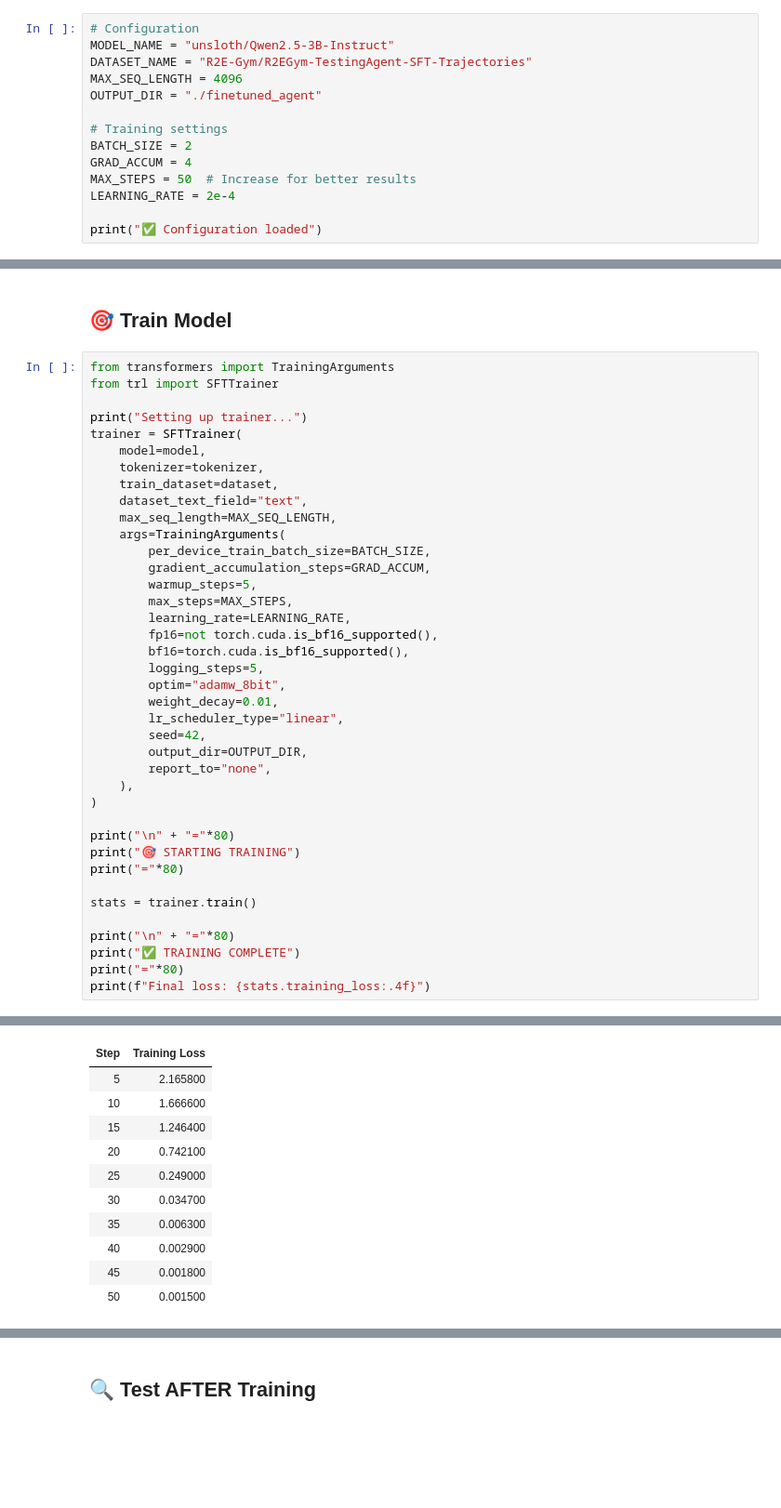
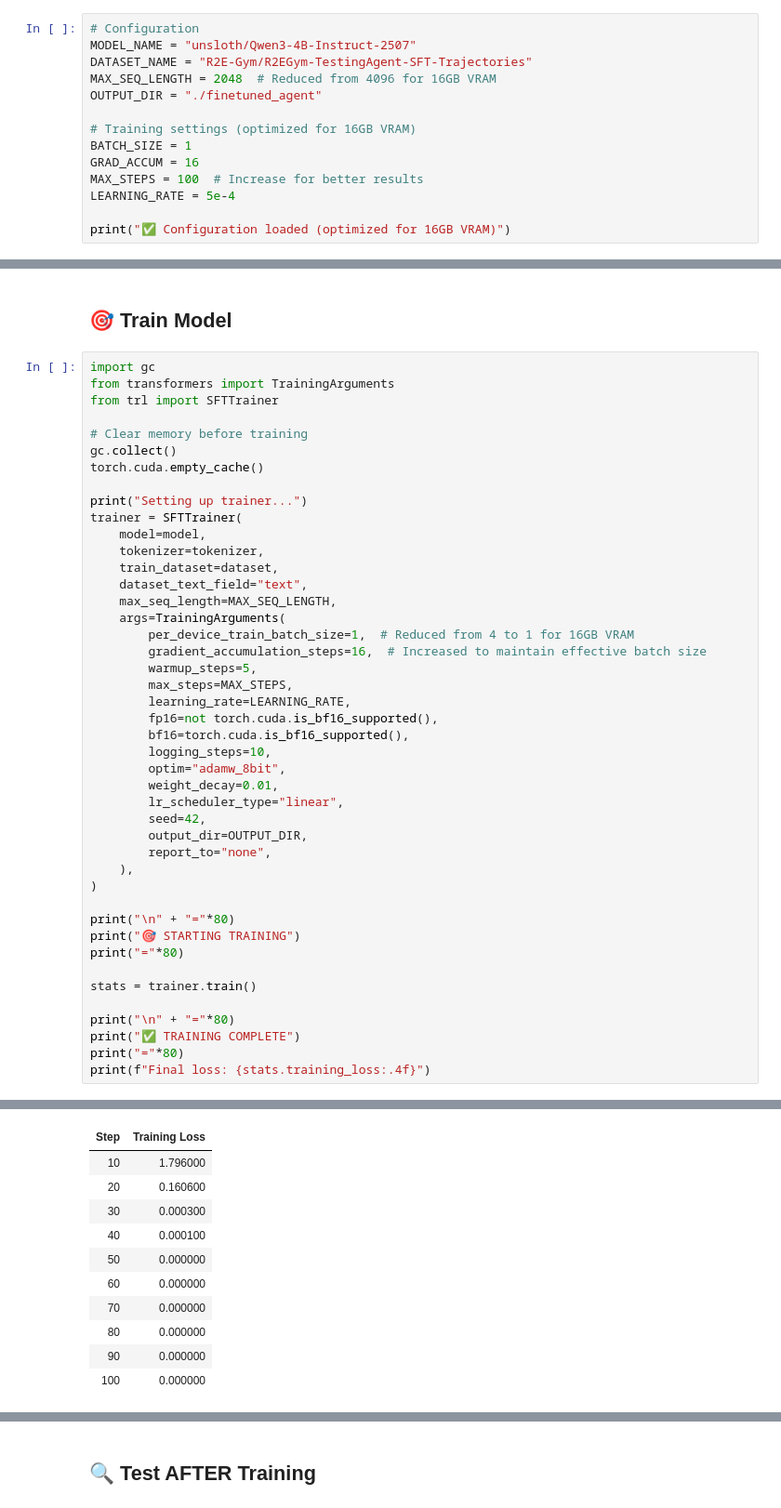
Before and after one commit to ShawneilRodrigues/AI-cookbook, a Jupyter notebook: finetune_notebook-swe.ipynb, the cells around one changed output, grey strips where cells are left out. Shown at 93% size. Cells and saved outputs as stored; diff of their text form; blank space fills up the shorter version.

```diff
--- a/finetune_notebook-swe.ipynb
+++ b/finetune_notebook-swe.ipynb
@@ -20,16 +20,16 @@ This notebook demonstrates:
 ## 🔧 Configuration
 # %%
 # Configuration
-MODEL_NAME = "unsloth/Qwen2.5-3B-Instruct"
+MODEL_NAME = "unsloth/Qwen3-4B-Instruct-2507"
 DATASET_NAME = "R2E-Gym/R2EGym-TestingAgent-SFT-Trajectories"
-MAX_SEQ_LENGTH = 4096
+MAX_SEQ_LENGTH = 2048  # Reduced from 4096 for 16GB VRAM
 OUTPUT_DIR = "./finetuned_agent"
 
-# Training settings
-BATCH_SIZE = 2
-GRAD_ACCUM = 4
-MAX_STEPS = 50  # Increase for better results
-LEARNING_RATE = 2e-4
+# Training settings (optimized for 16GB VRAM)
+BATCH_SIZE = 1
+GRAD_ACCUM = 16
+MAX_STEPS = 100  # Increase for better results
+LEARNING_RATE = 5e-4
 
-print("✅ Configuration loaded")
+print("✅ Configuration loaded (optimized for 16GB VRAM)")
 # %% [output]
@@ -180,8 +212,13 @@ Formatting dataset...
 # %% [markdown]
 ## 🎯 Train Model
 # %%
+import gc
 from transformers import TrainingArguments
 from trl import SFTTrainer
+
+# Clear memory before training
+gc.collect()
+torch.cuda.empty_cache()
 
 print("Setting up trainer...")
 trainer = SFTTrainer(
@@ -191,14 +228,14 @@ trainer = SFTTrainer(
     dataset_text_field="text",
     max_seq_length=MAX_SEQ_LENGTH,
     args=TrainingArguments(
-        per_device_train_batch_size=BATCH_SIZE,
-        gradient_accumulation_steps=GRAD_ACCUM,
+        per_device_train_batch_size=1,  # Reduced from 4 to 1 for 16GB VRAM
+        gradient_accumulation_steps=16,  # Increased to maintain effective batch size
         warmup_steps=5,
         max_steps=MAX_STEPS,
         learning_rate=LEARNING_RATE,
         fp16=not torch.cuda.is_bf16_supported(),
         bf16=torch.cuda.is_bf16_supported(),
-        logging_steps=5,
+        logging_steps=10,
         optim="adamw_8bit",
         weight_decay=0.01,
         lr_scheduler_type="linear",
@@ -232,14 +269,14 @@ O^O/ \_/ \    Batch size per device = 2 | Gradient accumulation steps = 4
 | Step | Training Loss |
-| 5 | 2.165800 |
-| 10 | 1.666600 |
-| 15 | 1.246400 |
-| 20 | 0.742100 |
-| 25 | 0.249000 |
-| 30 | 0.034700 |
-| 35 | 0.006300 |
-| 40 | 0.002900 |
-| 45 | 0.001800 |
-| 50 | 0.001500 |
+| 10 | 1.796000 |
+| 20 | 0.160600 |
+| 30 | 0.000300 |
+| 40 | 0.000100 |
+| 50 | 0.000000 |
+| 60 | 0.000000 |
+| 70 | 0.000000 |
+| 80 | 0.000000 |
+| 90 | 0.000000 |
+| 100 | 0.000000 |
 ================================================================================
 ✅ TRAINING COMPLETE
 ================================================================================
```
Also changed, not shown: parts of 10 cells of this notebook, 1 other file.
